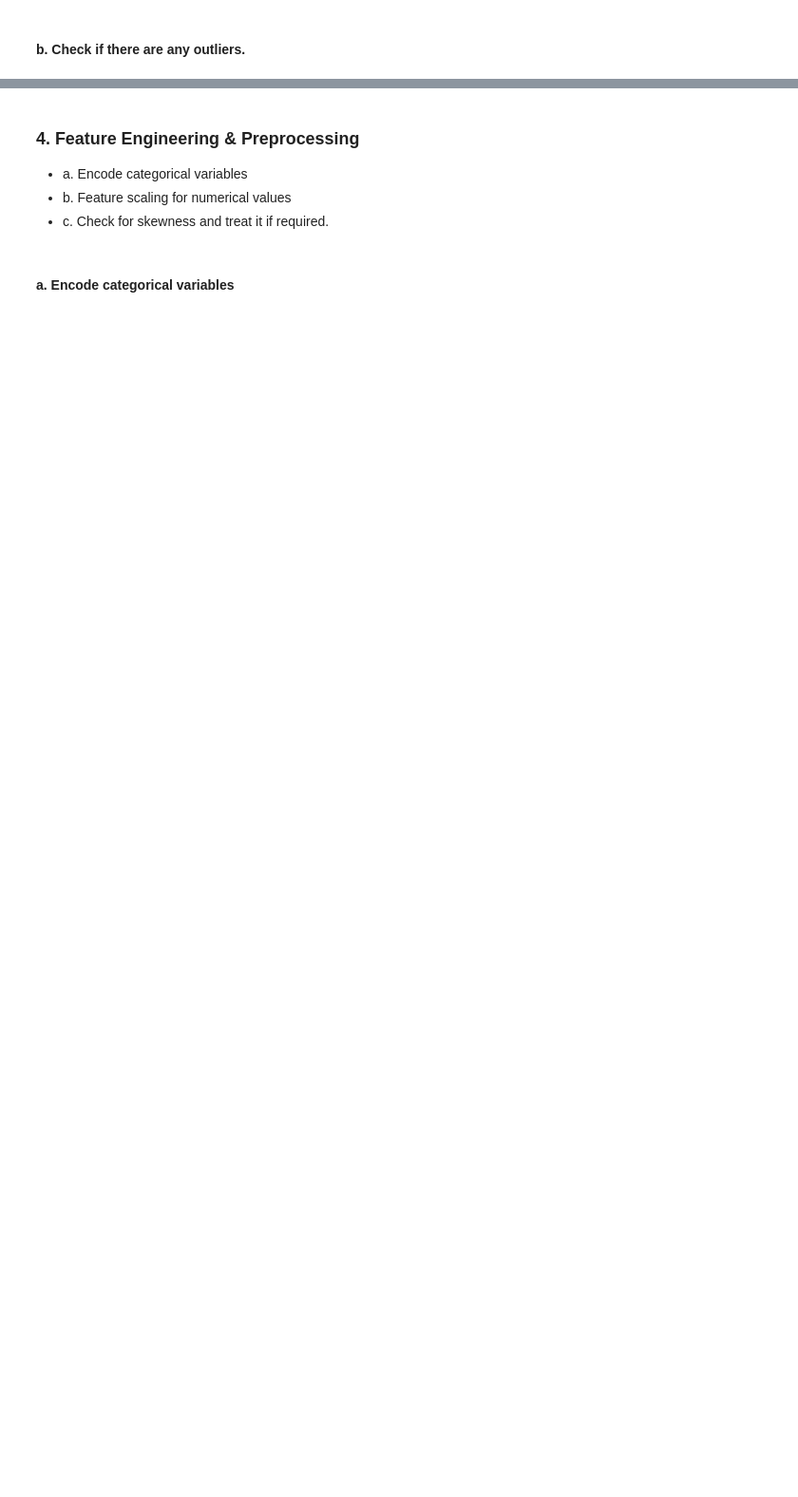
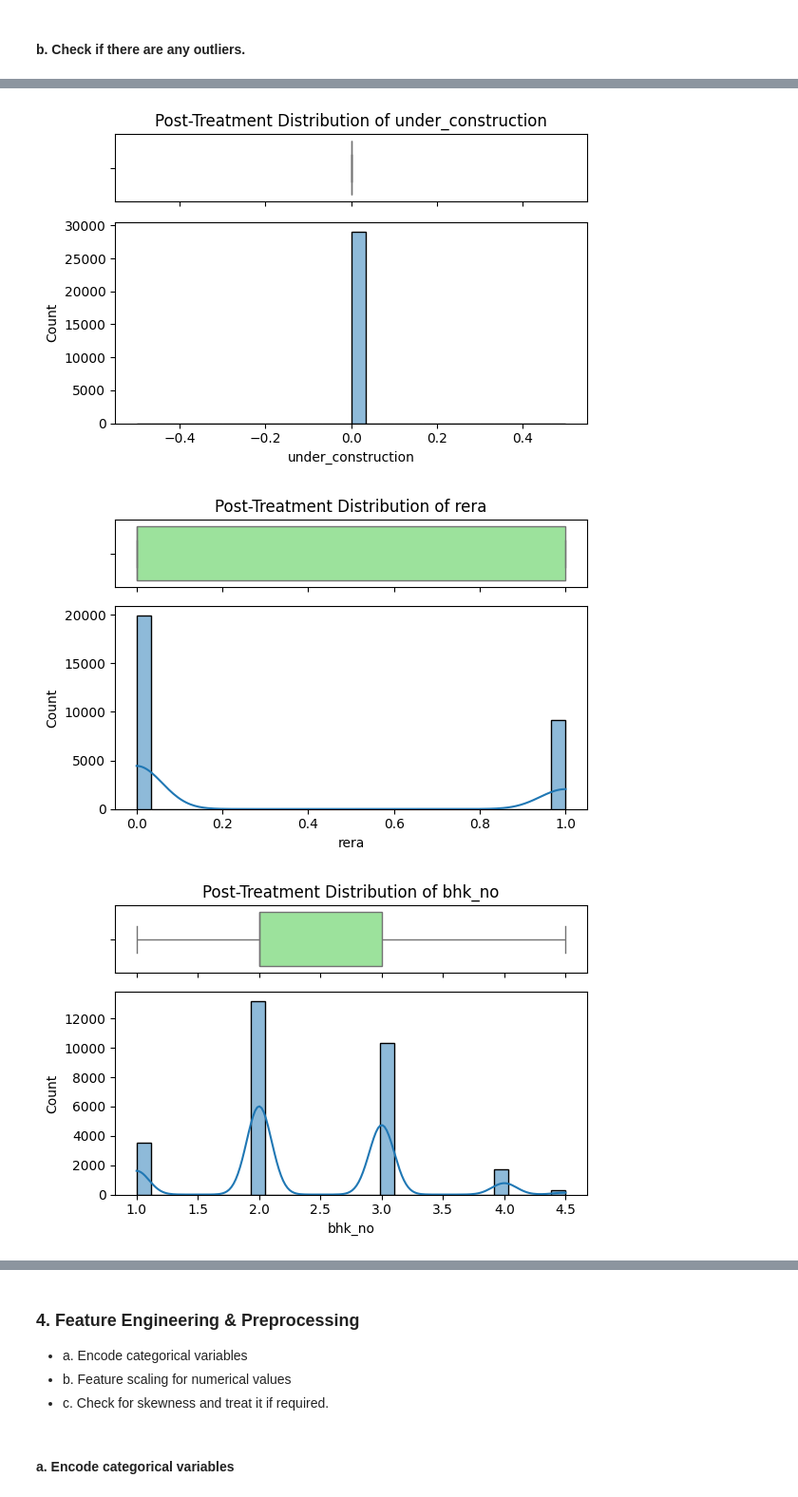
Before and after one commit to nagapavan/capstone-projects, a Jupyter notebook: capstone1/Property_Price_Prediction/property_price_prediction_capstone_notebook.ipynb, the cells around one changed output, grey strips where cells are left out. Shown at 95% size. Drawn from its saved outputs; the diff is of its cells as text; code cells hidden in the pictures; blank space fills up the shorter version.

```diff
--- a/capstone1/Property_Price_Prediction/property_price_prediction_capstone_notebook.ipynb
+++ b/capstone1/Property_Price_Prediction/property_price_prediction_capstone_notebook.ipynb
@@ -257,0 +307,37 @@ for column in cat_cols:
+# %%
+# treat outliers with IQR method (Excluding the target variable)
+features_to_transform = [col for col in num_cols if col != 'target_price_in_lacs']
+
+for column in features_to_transform:
+    Q1 = property_df[column].quantile(0.25)
+    Q3 = property_df[column].quantile(0.75)
+    IQR = Q3 - Q1
+    lower_bound = Q1 - 1.5 * IQR
+    upper_bound = Q3 + 1.5 * IQR
+    property_df[column] = np.where(
+        property_df[column] < lower_bound,
+        lower_bound,
+        np.where(property_df[column] > upper_bound, upper_bound, property_df[column])
+    )
+# %%
+# Post-treatment distribution check using histograms with box plots
+for column in num_cols:
+    fig, axes = plt.subplots(2, 1, figsize=(6, 4),
+                             gridspec_kw={'height_ratios': [1, 3]},
+                             sharex=True)
+
+    # box plot on top
+    sns.boxplot(x=property_df[column], ax=axes[0], color='lightgreen')
+    axes[0].set_xlabel('')
+    axes[0].set_title(f'Post-Treatment Distribution of {column}')
+
+    # histogram on bottom
+    sns.histplot(x=property_df[column], bins=30, kde=True, ax=axes[1])
+    axes[1].set_xlabel(column)
+
+    plt.tight_layout()
+    plt.show()
+# %% [output]
+[figure, added]
+[figure, added]
+[figure, added]
```
Also changed, not shown: parts of 49 cells of this notebook, 14 other files.
